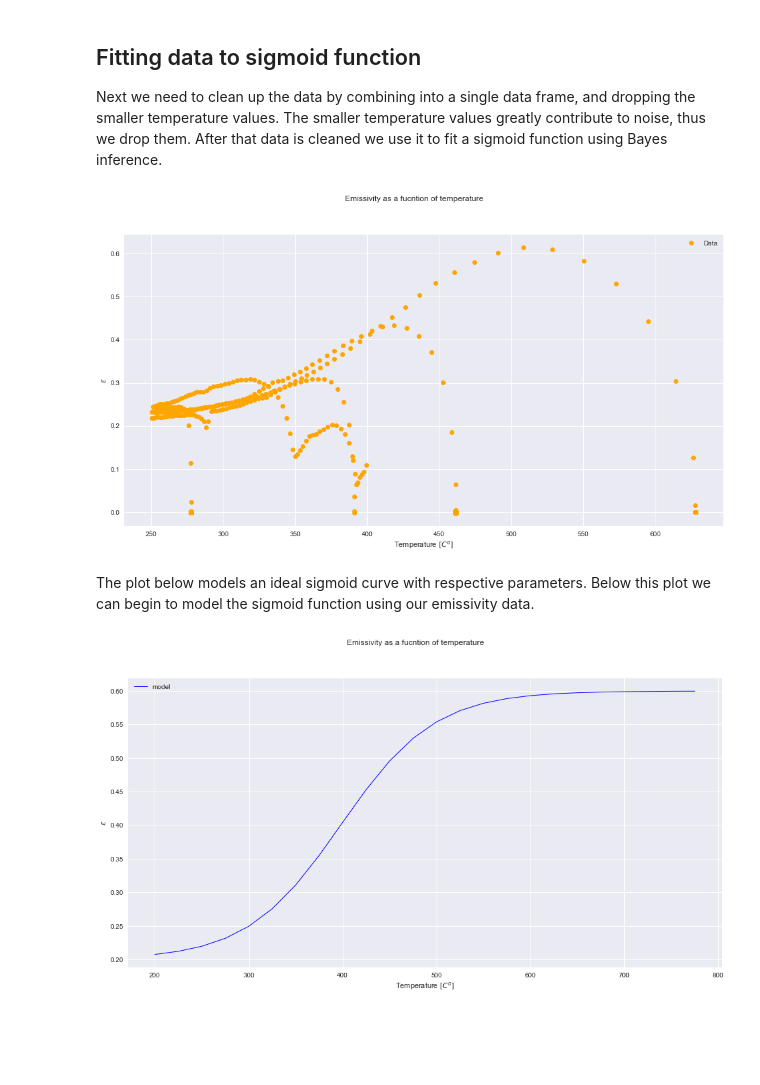
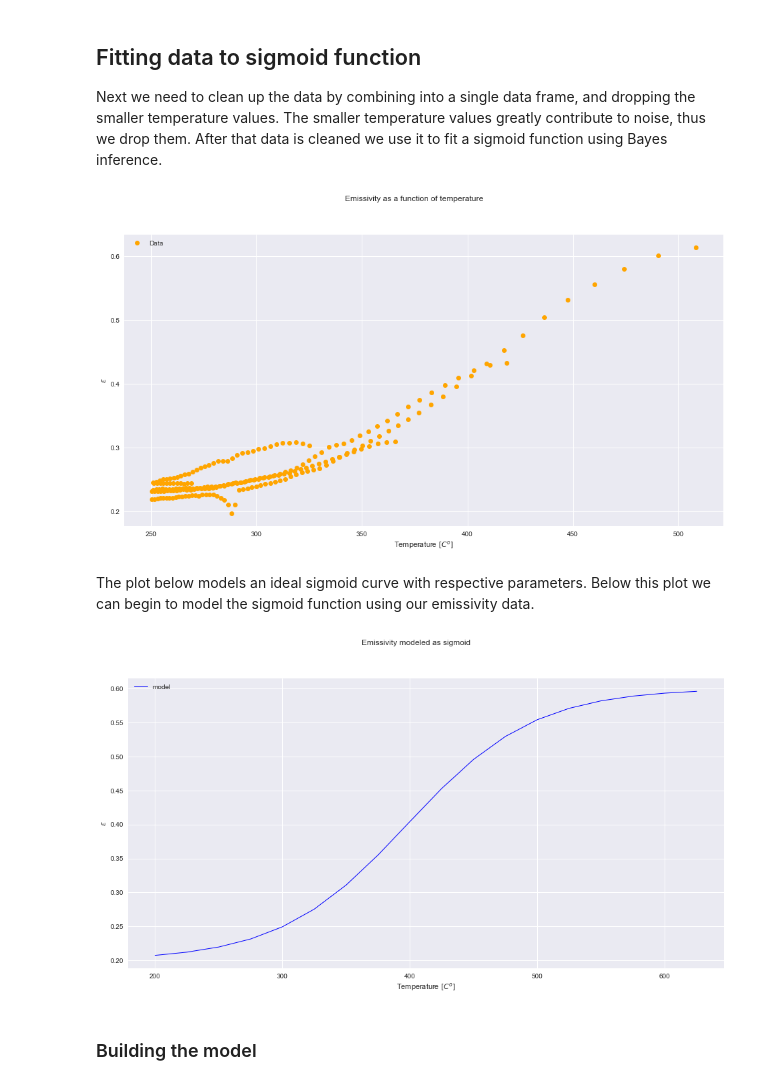
Before and after one commit to caheredia/Emissivity_Bayes, a Jupyter notebook: deliver/2017-10-28_ch_emissivity_bayes.ipynb, the cells around one changed output. Saved outputs shown, nothing was run; the diff lists cells and outputs as text; code cells hidden in the pictures; blank space fills up the shorter version.

```diff
--- a/deliver/2017-10-28_ch_emissivity_bayes.ipynb
+++ b/deliver/2017-10-28_ch_emissivity_bayes.ipynb
@@ -121,0 +120,6 @@ plt.show()
+# %%
+df1 = df1[(df1.Temp < 270)]
+df2 = df2[(df2.Temp < 370)]
+df3 = df3[(df3.Temp < 425)]
+df4 = df4[(df4.Temp < 325)]
+df5 = df5[(df5.Temp < 525)]
@@ -122,8 +131,7 @@ plt.show()
 # %%
 # Combining all the data frames into a single data frame
-df = pd.concat( [ df1[['Temp','em']], df2[['Temp','em']],
-                 df3[['Temp','em']], df4[['Temp','em']],
-                 df5[['Temp','em']] ], ignore_index = True)
+df = pd.concat([df1[['Temp', 'em']], df2[['Temp', 'em']],
+                df3[['Temp', 'em']], df4[['Temp', 'em']], df5[['Temp', 'em']]], ignore_index=True)
 # %%
 df.plot.scatter(y = 'em', x = 'Temp', color = 'orange',
                 ylim = (0.2,.45),  xlim = (100,450),
@@ -144,16 +152,16 @@ df = df[  (df.Temp > 250)]
 # %%
 fig = plt.figure(figsize=(16, 8))
 plt.xlabel('Temperature $[C^o]$')
 plt.ylabel('$\epsilon$')
-fig.suptitle('Emissivity as a fucntion of temperature')
+fig.suptitle('Emissivity as a function of temperature')
 plt.plot(df['Temp'], df['em'], 'o' , color ='orange', label = 'Data')
 plt.legend();
 # %% [output]
-[figure, old version]
+[figure, new version]
 # %% [markdown]
 The plot below models an ideal sigmoid curve with respective parameters. Below this plot we can begin to model the sigmoid function using our emissivity data.
 # %%
-x = np.arange(200,800,25)
+x_model = np.arange(200,650,25)
 
 # Parameters for sigmoid
 y_intercept = 0.2
@@ -163,16 +171,18 @@ x_offset =  7.957
 
 #Sigmoid function
 sigmoid = lambda x, amp, coef, offset,intercept: intercept + amp*( 1/(1+np.exp(-x*coef + offset)) )
-s_true = sigmoid(x = x, amp = s_amp, coef = x_coef, offset = x_offset, intercept = y_intercept)
+s_true = sigmoid(x = x_model, amp = s_amp, coef = x_coef, offset = x_offset, intercept = y_intercept)
 
 fig = plt.figure(figsize=(16, 8))
 plt.xlabel('Temperature $[C^o]$')
 plt.ylabel('$\epsilon$')
-fig.suptitle('Emissivity as a fucntion of temperature')
-plt.plot(x,s_true,'b', marker='None', ls='-', lw=1, label='model')
+fig.suptitle('Emissivity modeled as sigmoid')
+plt.plot(x_model,s_true,'b', marker='None', ls='-', lw=1, label='model')
 plt.legend();
 # %% [output]
-[figure, old version]
+[figure, new version]
+# %% [markdown]
+### Building the model
 # %%
 # Arranging data for bayes with pymc
 s = np.asarray(df['em'])
```
Also changed, not shown: parts of 15 cells of this notebook.
